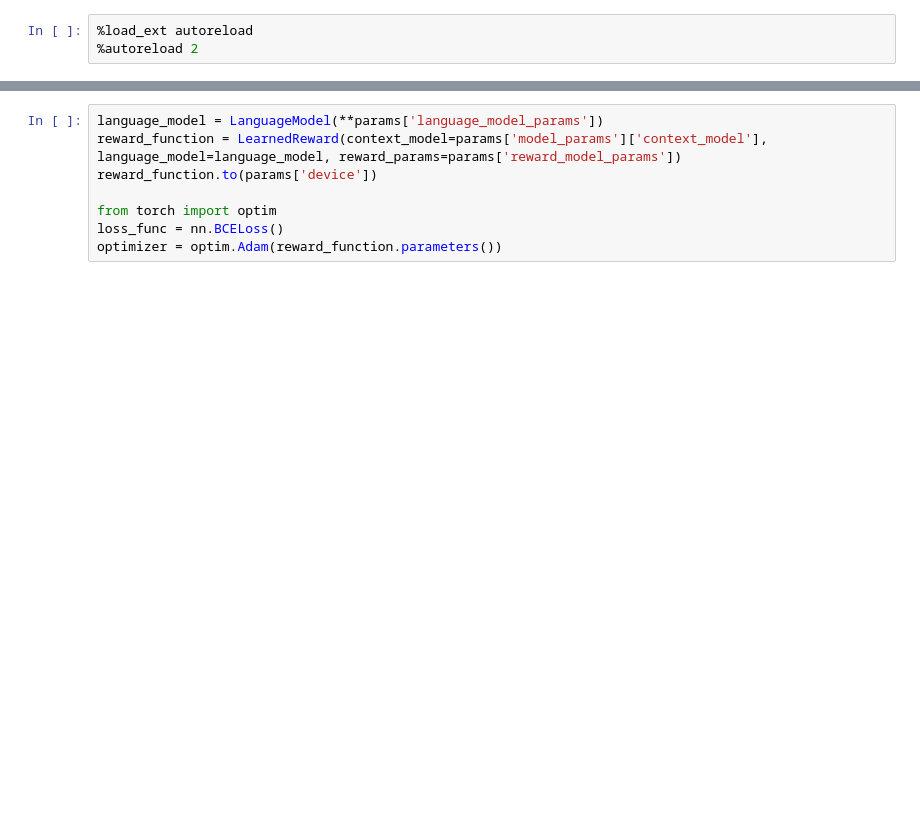
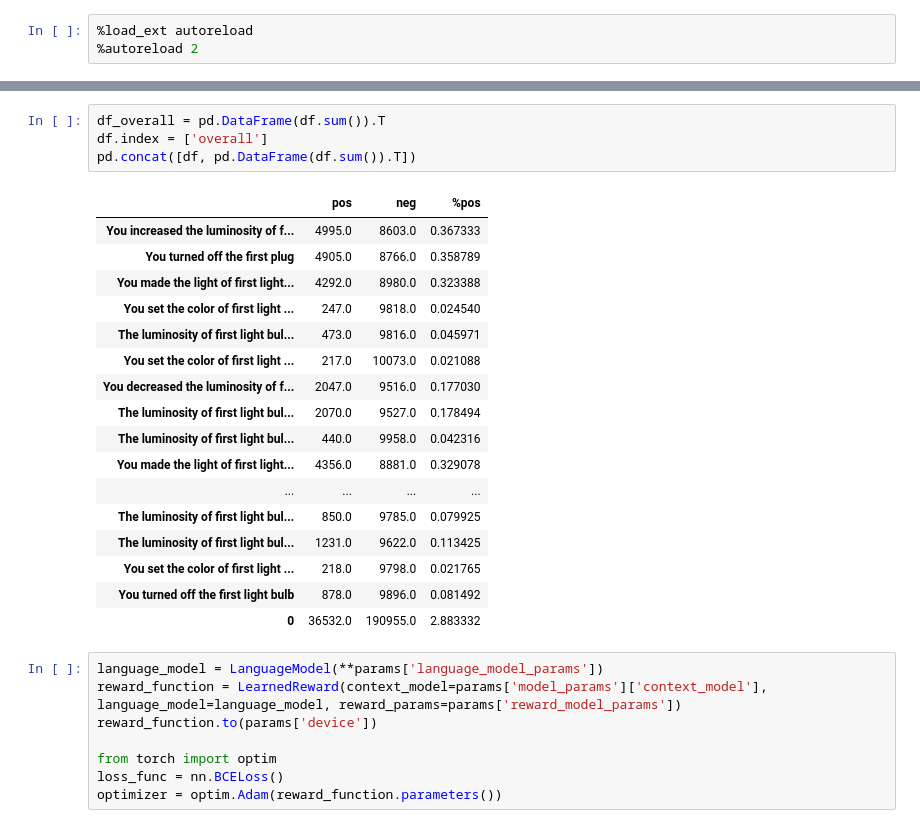
Before and after one commit to nicolas-lair/RL4IoT, a Jupyter notebook: Reward Function .ipynb, the cells around one changed output, grey strips where cells are left out. Cells and saved outputs as stored; diff of their text form; blank space fills up the shorter version.

```diff
--- a/Reward Function .ipynb
+++ b/Reward Function .ipynb
@@ -47,3 +126,25 @@ train_loader = DataLoader(train_dts, batch_size=256, shuffle=True)
+# %%
+df_overall = pd.DataFrame(df.sum()).T
+df.index = ['overall']
+pd.concat([df, pd.DataFrame(df.sum()).T])
+# %% [output]
+|  | pos | neg | %pos |
+| You increased the luminosity of f... | 4995.0 | 8603.0 | 0.367333 |
+| You turned off the first plug | 4905.0 | 8766.0 | 0.358789 |
+| You made the light of first light... | 4292.0 | 8980.0 | 0.323388 |
+| You set the color of first light ... | 247.0 | 9818.0 | 0.024540 |
+| The luminosity of first light bul... | 473.0 | 9816.0 | 0.045971 |
+| You set the color of first light ... | 217.0 | 10073.0 | 0.021088 |
+| You decreased the luminosity of f... | 2047.0 | 9516.0 | 0.177030 |
+| The luminosity of first light bul... | 2070.0 | 9527.0 | 0.178494 |
+| The luminosity of first light bul... | 440.0 | 9958.0 | 0.042316 |
+| You made the light of first light... | 4356.0 | 8881.0 | 0.329078 |
+| ... | ... | ... | ... |
+| The luminosity of first light bul... | 850.0 | 9785.0 | 0.079925 |
+| The luminosity of first light bul... | 1231.0 | 9622.0 | 0.113425 |
+| You set the color of first light ... | 218.0 | 9798.0 | 0.021765 |
+| You turned off the first light bulb | 878.0 | 9896.0 | 0.081492 |
+| 0 | 36532.0 | 190955.0 | 2.883332 |
 # %%
 language_model = LanguageModel(**params['language_model_params'])
 reward_function = LearnedReward(context_model=params['model_params']['context_model'], language_model=language_model, reward_params=params['reward_model_params'])
```
Also changed, not shown: parts of 23 cells of this notebook, 5 other files.
